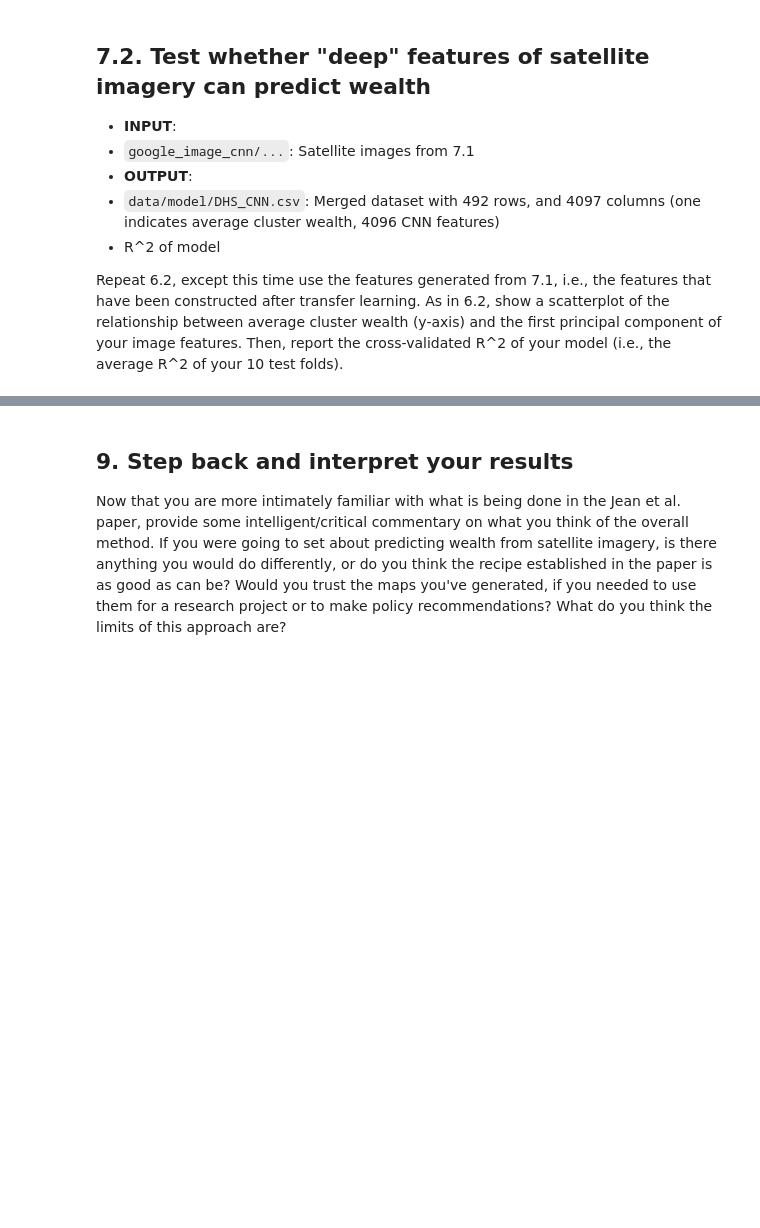
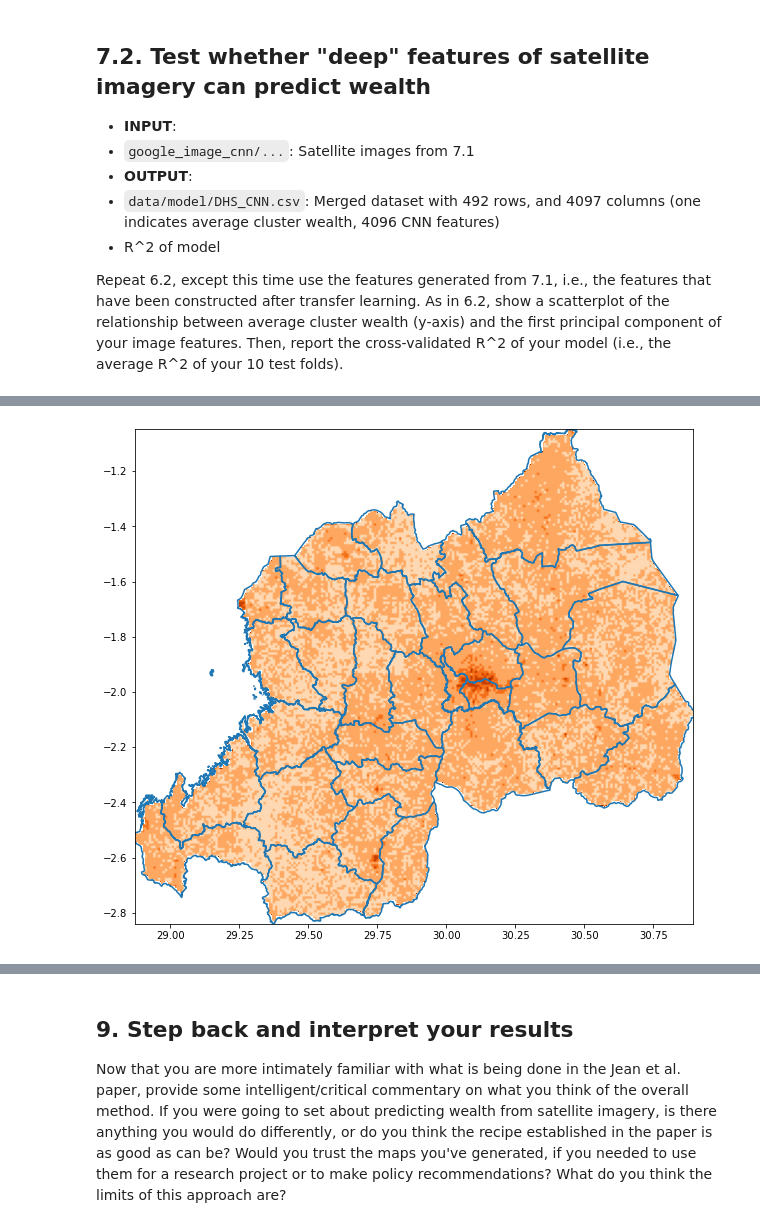
Before and after one commit to joelferg/bdd, a Jupyter notebook: PS1/BDD2021-PS1.ipynb, the cells around one changed output, grey strips where cells are left out. Cells and saved outputs as stored; diff of their text form; code cells hidden in the pictures; blank space fills up the shorter version.

```diff
--- a/PS1/BDD2021-PS1.ipynb
+++ b/PS1/BDD2021-PS1.ipynb
@@ -749,0 +866,20 @@ from sklearn.decomposition import PCA
+# %%
+feature = np.genfromtxt("./intermediate_files/DHS_daytime_cnn.csv")
+y = feature[:,4096]
+X = feature[:,0:4096]
+
+tenx = KFold(n_splits=10)
+ridge = Ridge(alpha=1,normalize=True)
+
+scores = []
+for train, test in tenx.split(X):
+    X_train, X_test, y_train, y_test = X[train], X[test], y[train], y[test]
+    ridge.fit(X_train,y_train)
+    scores.append(ridge.score(X_test,y_test))
+
+scores = np.array(scores)
+print(scores)
+score = scores.mean()
+print(score)
+
+ridge.fit(X,y)
@@ -796,0 +934,68 @@ Choose your favorite model from the three daytime-based models that you have tra
+# %%
+import matplotlib
+import copy
+import rasterio
+import rasterio.plot
+import matplotlib.pyplot as plt
+
+features = pd.read_csv('./output/google_image_features_cnn.csv')
+features['image'] = features['image'].apply(lambda x: re.search("(?<=/)[0-9]*_[0-9]*\.jpg(?=$)",x)[0])
+features['x_idx'] = features['image'].apply(lambda x: int(re.search("[0-9]*(?=_)",x)[0]))
+features['y_idx'] = features['image'].apply(lambda x: int(re.search("(?<=_)[0-9]*",x)[0]))
+X = features[map(str,range(0,511))].to_numpy()
+prediction = ridge.predict(X)
+pred_wealth = np.empty((len(top_left_y_coords),len(top_left_x_coords)))
+
+for i in range(0,len(features.index)):
+    x_idx = features.loc[i,'x_idx']
+    y_idx = features.loc[i,'y_idx']
+    pred_wealth[y_idx,x_idx] = prediction[i]
+
+minw = pred_wealth.min()
+maxw = pred_wealth.max()
+stepw = (maxw-minw)/4
+bins = [minw+i*stepw for i in range(0,5)]
+pred_wealth_digi = np.digitize(pred_wealth,bins,True)
+
+rwanda = gpd.read_file('./output/District.shp')
+
+top_left_y_coords_plus1 = top_left_y_coords
+top_left_y_coords_plus1=np.append(top_left_y_coords_plus1,top_left_y_coords[len(top_left_y_coords)-1]+x_size)
+top_left_x_coords_plus1 = top_left_x_coords
+top_left_x_coords_plus1=np.append(top_left_x_coords_plus1,top_left_x_coords[len(top_left_x_coords)-1]+x_size)
+
+
+dst_filename = './output/poverty_mapping.tiff'
+x_pixels =  len(top_left_x_coords) # number of pixels in x
+y_pixels = len(top_left_y_coords)  # number of pixels in y
+driver = gdal.GetDriverByName('GTiff')
+dataset = driver.Create(dst_filename,x_pixels, y_pixels, 1,gdal.GDT_Float32)
+dataset.GetRasterBand(1).WriteArray(pred_wealth_digi)
+
+data0 = gdal.Open('./output/rwanda_nightlights.tif', gdal.GA_ReadOnly)
+# follow code is adding GeoTranform and Projection
+geotrans=data0.GetGeoTransform()  #get GeoTranform from existed 'data0'
+proj=data0.GetProjection() #you can get from a exsited tif or import
+dataset.SetGeoTransform(geotrans)
+dataset.SetProjection(proj)
+dataset.FlushCache()
+dataset=None
+
+from osgeo import gdal, ogr
+
+OutTile = gdal.Warp('./output/poverty_mapping.tiff',
+                    './output/poverty_mapping.tiff',
+                    cutlineDSName='./output/District.shp',
+                    cropToCutline=True,
+                    dstNodata = 999)
+OutTile = None
+
+
+oranges = copy.copy(plt.cm.get_cmap('Oranges'))
+oranges = oranges.set_over('w')
+
+fig, ax = plt.subplots(figsize=(10,10))
+rwanda.boundary.plot(ax=ax)
+poverty = rasterio.open('./output/poverty_mapping.tiff')
+rasterio.plot.show((poverty, 1),ax=ax,cmap="Oranges",vmin=0,vmax=5)
+# %% [output]
@@ -797,3 +1003,4 @@ Choose your favorite model from the three daytime-based models that you have tra
+[figure, added]
 # %% [markdown]
 <a id='step_9'></a>
 # %% [markdown]
```
Also changed, not shown: parts of 10 cells of this notebook.
